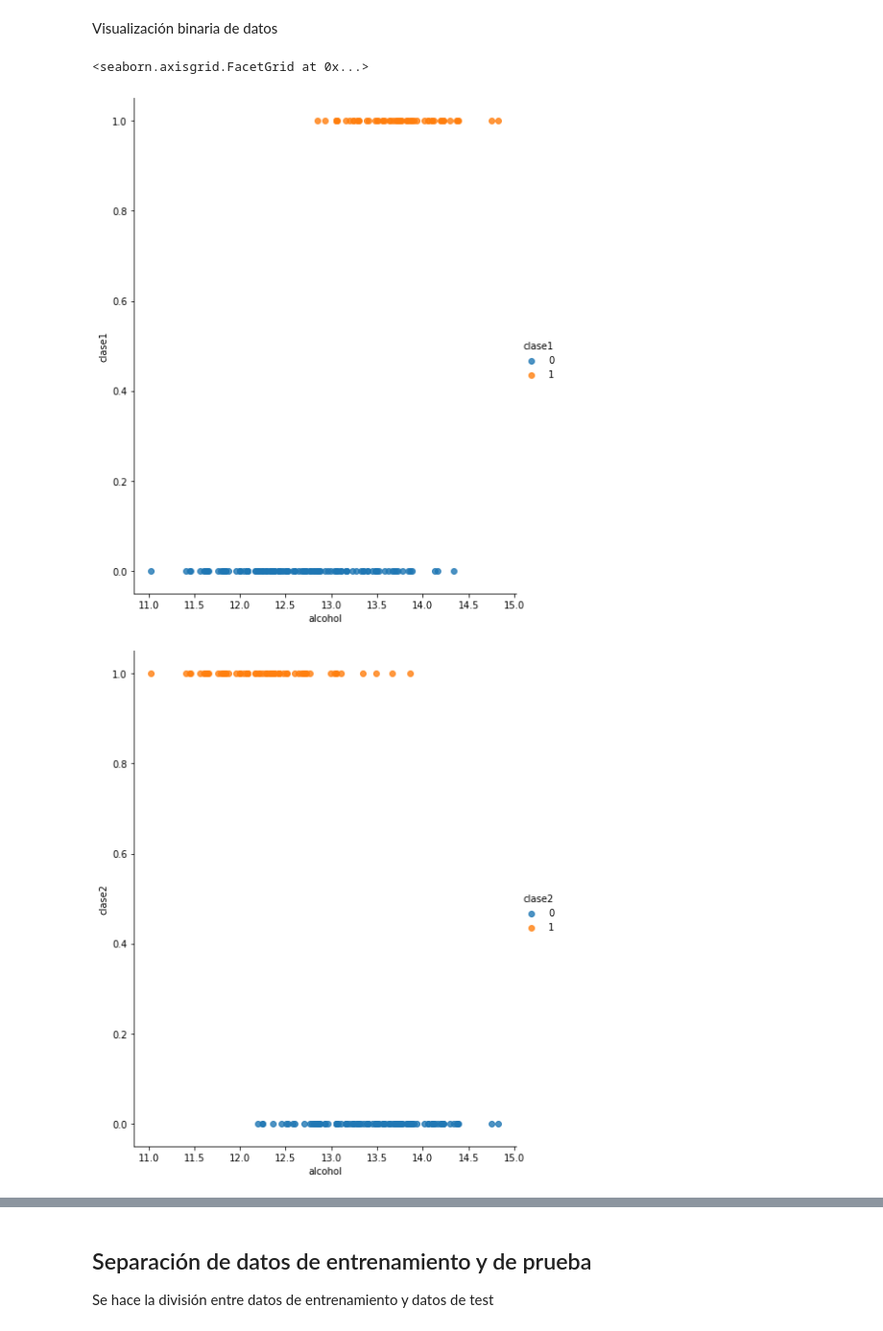
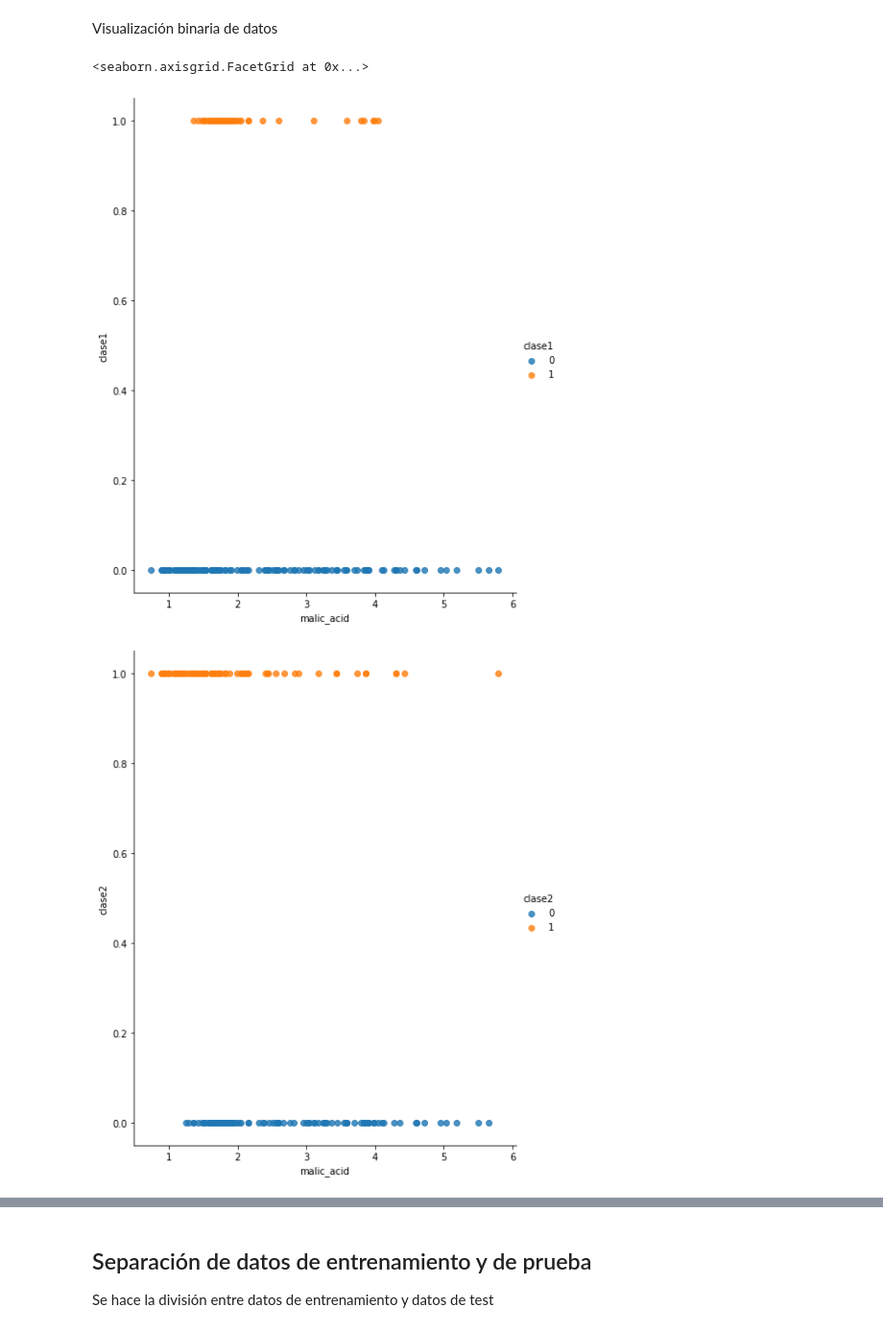
Before and after one commit to 1dgog/TC3006C_portafolio_m2, a Jupyter notebook: a01139500_m2_retro.ipynb, the cells around one changed output, grey strips where cells are left out. Shown at 96% size. Cells and saved outputs as stored; diff of their text form; code cells hidden in the pictures.

```diff
--- a/a01139500_m2_retro.ipynb
+++ b/a01139500_m2_retro.ipynb
@@ -68,31 +71,31 @@ df
 # %% [markdown]
 Visualización binaria de datos
 # %%
-sns.lmplot(x='alcohol',
+sns.lmplot(x='malic_acid',
            y='clase1',
            height=8,
            aspect=.8,
            data = df,
            fit_reg=False,
            hue='clase1',
            legend=True)
-sns.lmplot(x='alcohol',
+sns.lmplot(x='malic_acid',
            y='clase2',
            height=8,
            aspect=.8,
            data = df,
            fit_reg=False,
            hue='clase2',
            legend=True)
-sns.lmplot(x='alcohol',
+sns.lmplot(x='malic_acid',
            y='clase3',
            height=8,
            aspect=.8,
            data = df,
            fit_reg=False,
            hue='clase3',
            legend=True)
 # %% [output]
 <seaborn.axisgrid.FacetGrid at 0x...>
-[figure, old version]
+[figure, new version]
-[figure, old version]
+[figure, new version]
```
Also changed, not shown: parts of 5 cells of this notebook.
